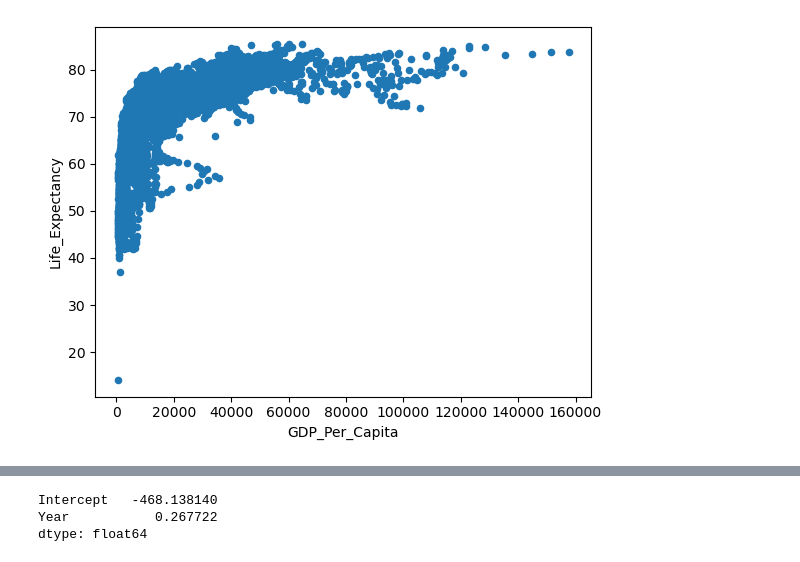
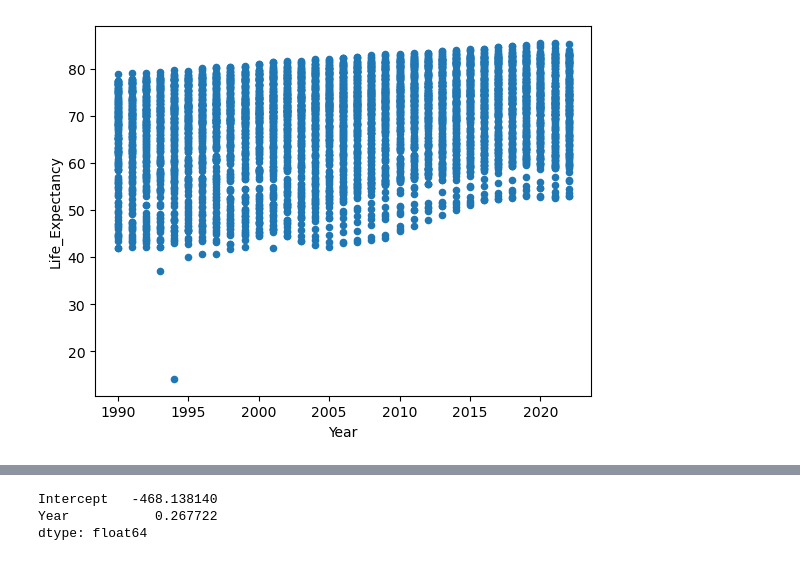
Before and after one commit to nss-data-science-cohort-8/un-linear-regression-JEFFDAVISJR, a Jupyter notebook: notebooks/UN_Linear_Regression.ipynb, the cells around one changed output, grey strips where cells are left out. Drawn from its saved outputs; the diff is of its cells as text; code cells hidden in the pictures.

```diff
--- a/notebooks/UN_Linear_Regression.ipynb
+++ b/notebooks/UN_Linear_Regression.ipynb
@@ -57,4 +35,4 @@ Name: Year, Length: 5504, dtype: int64
 # %%
-gdp_le.plot(kind="scatter", x="GDP_Per_Capita", y="Life_Expectancy");
+gdp_le.plot(kind="scatter", x="Year", y="Life_Expectancy");
 # %% [output]
-[figure, old version]
+[figure, new version]
```
Also changed, not shown: parts of 18 cells of this notebook.
